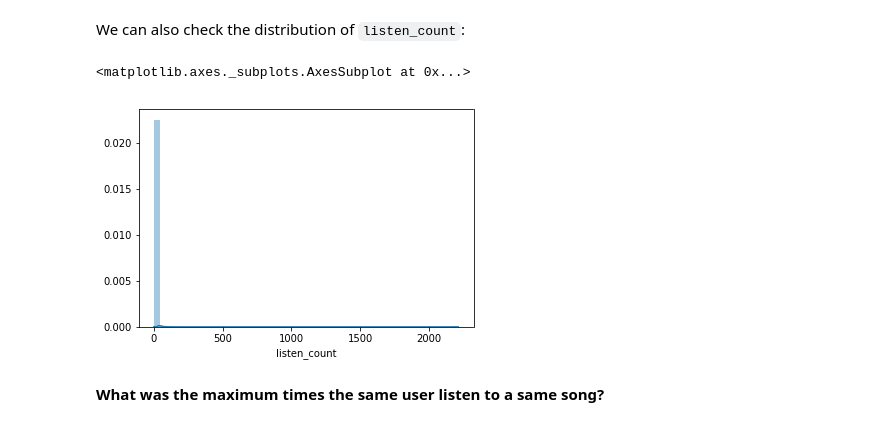
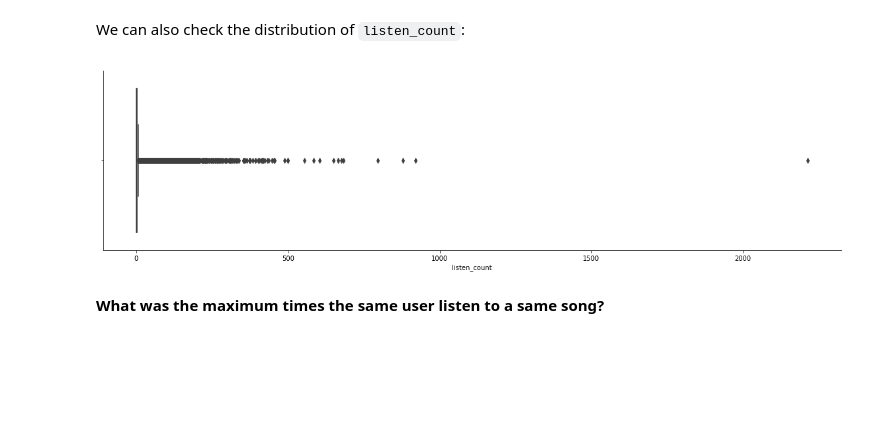
Before and after one commit to ugis22/music_recommender, a Jupyter notebook: music_recommender.ipynb, the cells around one changed output. Drawn from its saved outputs; the diff is of its cells as text; code cells hidden in the pictures; blank space fills up the shorter version.

```diff
--- a/music_recommender.ipynb
+++ b/music_recommender.ipynb
@@ -181,11 +179,12 @@ print(f"On average, a user listen to the same song {songs['listen_count'].mean()
 On average, a user listen to the same song 3.0454845 times
 # %% [markdown]
 We can also check the distribution of `listen_count`:
-# %%
-sns.distplot(songs['listen_count'])
-# %% [output]
-<matplotlib.axes._subplots.AxesSubplot at 0x...>
-[figure, removed]
+# %%
+plt.figure(figsize=(20, 5))
+sns.boxplot(x='listen_count', data=songs)
+sns.despine()
+# %% [output]
+[figure, added]
 # %% [markdown]
 **What was the maximum times the same user listen to a same song?**
 # %%
```
Also changed, not shown: parts of 5 cells of this notebook.
